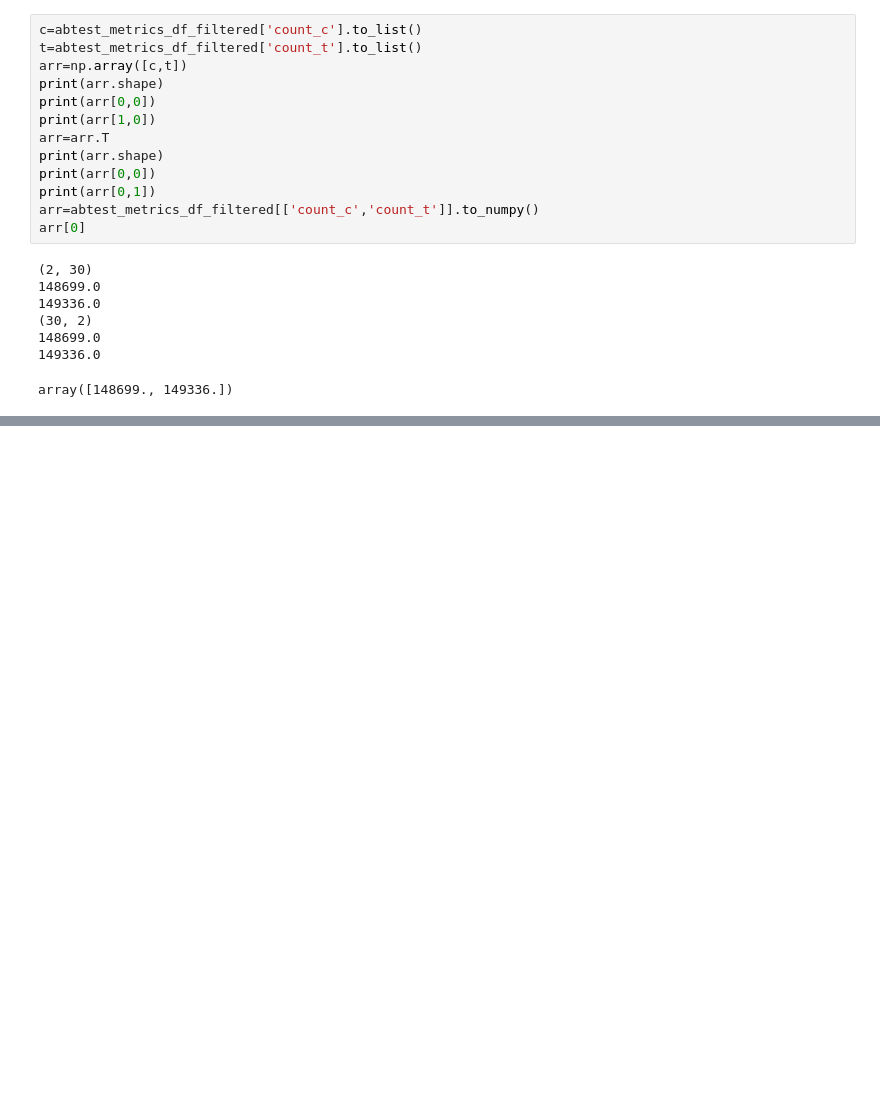
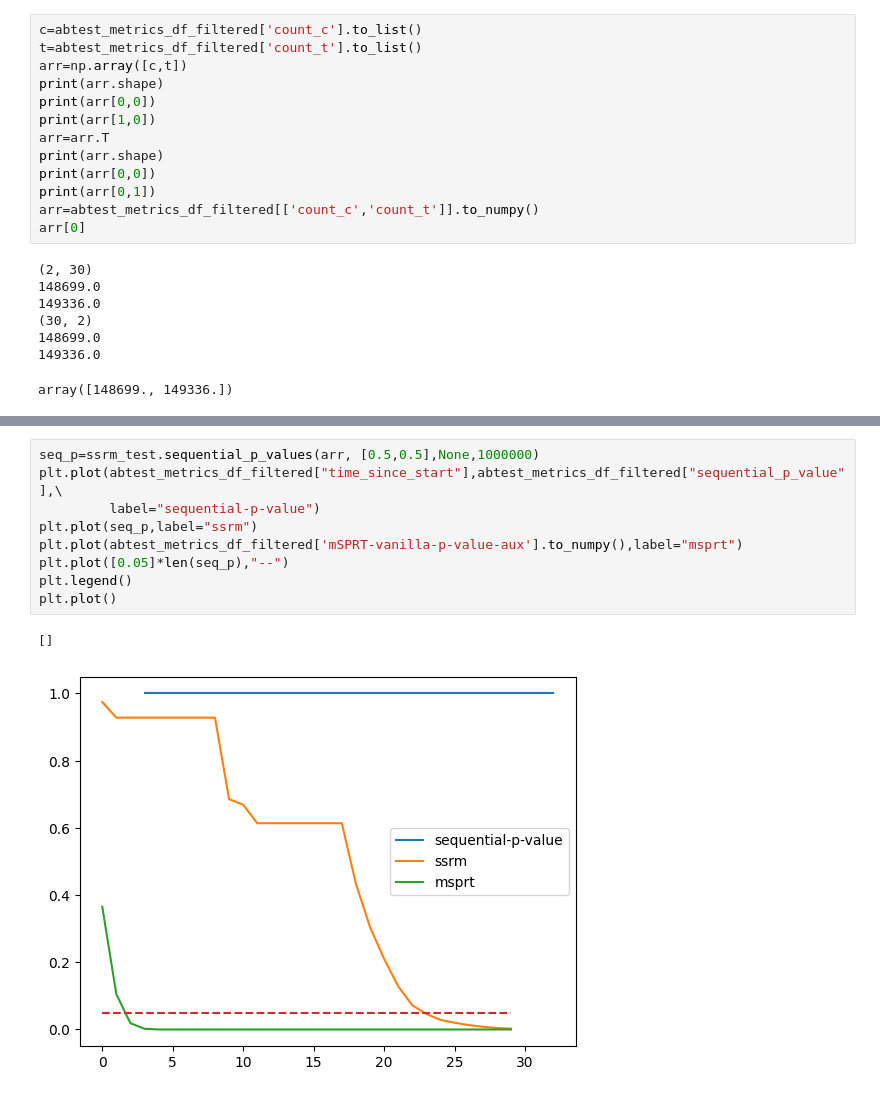
Before and after one commit to madanmohan-venkatesan/notebooks, a Jupyter notebook: sequential_testing_for_count_and_countinuous_data_using_ASOS_dataset.ipynb, the cells around one changed output, grey strips where cells are left out. Drawn from its saved outputs; the diff is of its cells as text; blank space fills up the shorter version.

```diff
--- a/sequential_testing_for_count_and_countinuous_data_using_ASOS_dataset.ipynb
+++ b/sequential_testing_for_count_and_countinuous_data_using_ASOS_dataset.ipynb
@@ -347,3 +347,15 @@ plt.plot()
+# %%
+seq_p=ssrm_test.sequential_p_values(arr, [0.5,0.5],None,1000000)
+plt.plot(abtest_metrics_df_filtered["time_since_start"],abtest_metrics_df_filtered["sequential_p_value"],\
+         label="sequential-p-value")
+plt.plot(seq_p,label="ssrm")
+plt.plot(abtest_metrics_df_filtered['mSPRT-vanilla-p-value-aux'].to_numpy(),label="msprt")
+plt.plot([0.05]*len(seq_p),"--")
+plt.legend()
+plt.plot()
+# %% [output]
+[]
+[figure, added]
 # %%
 abtest_metrics_df_filtered[['mSPRT-vanilla-p-value-aux','sequential_p_value']]
 # %% [output]
```
Also changed, not shown: parts of 4 cells of this notebook.
